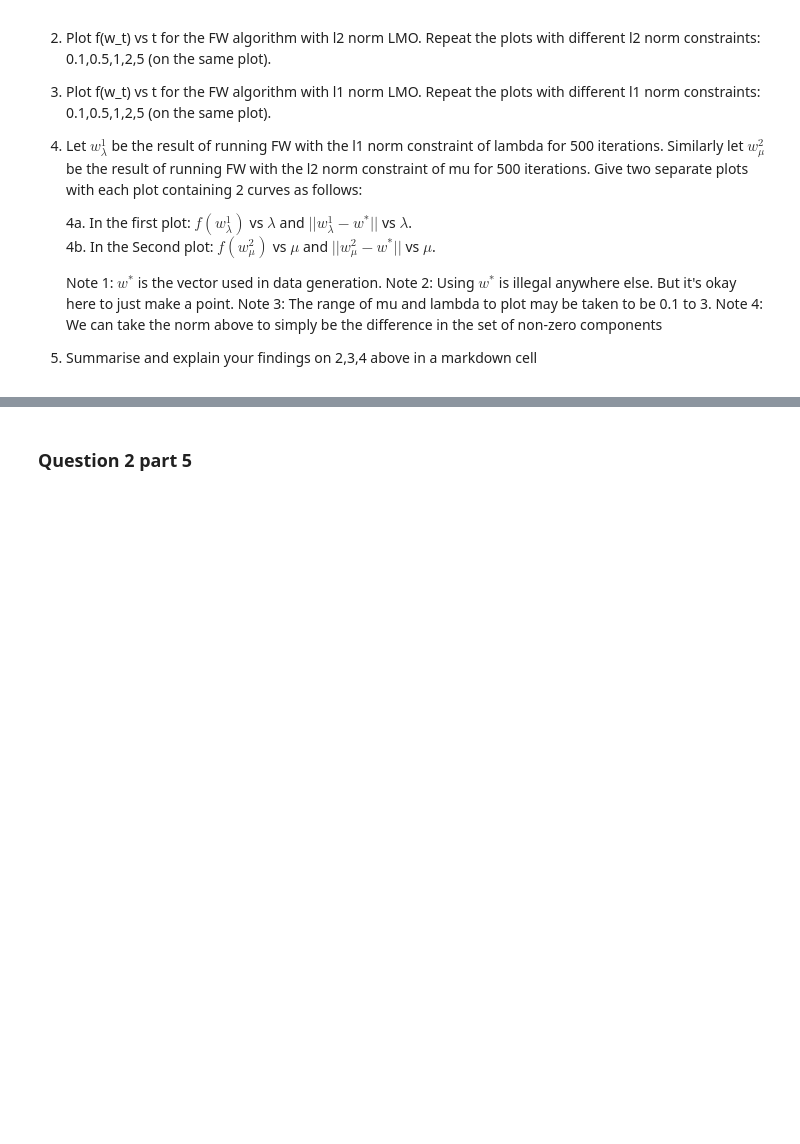
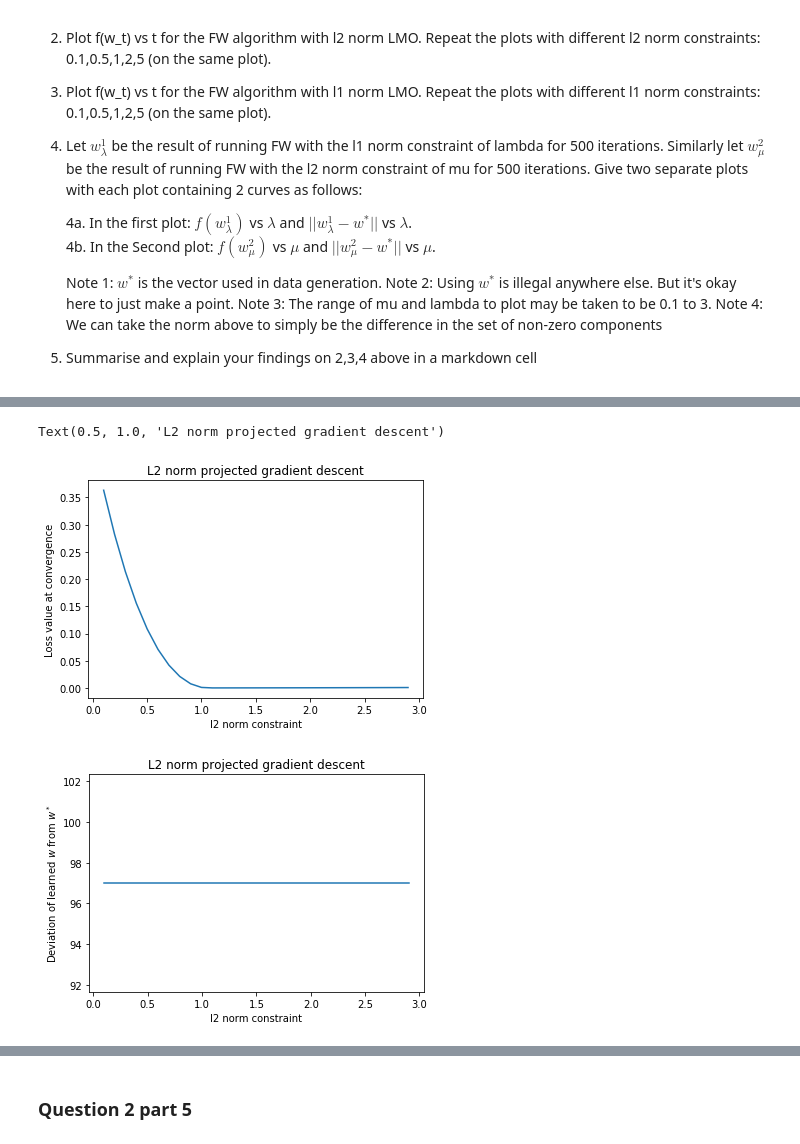
Before and after one commit to Milind-Blaze/CS5020_2019, a Jupyter notebook: PA_constrained_opt_student.ipynb, the cells around one changed output, grey strips where cells are left out. Cells and saved outputs as stored; diff of their text form; code cells hidden in the pictures; blank space fills up the shorter version.

```diff
--- a/PA_constrained_opt_student.ipynb
+++ b/PA_constrained_opt_student.ipynb
@@ -371,34 +506,38 @@ plt.title('Loss vs Iteration for l1-norm ball PGD, with different l1 norm constr
 # %%
 # Question 2 part 4a
 
 
 norm_constraint_vals = np.arange(0.1,3,0.1)
 loss_values=[]
 deviation_from_truth=[]
 for norm_constraint in norm_constraint_vals:
     w=np.zeros(data_dim)
     for t in range(100):
-        w = FW_step_l2(w, norm_constraint, gamma=2./(t+2)
+        w = FW_step_l2(w, norm_constraint, gamma=2./(t+2))
     loss_values.append(get_value(w))
 
     # One measure of deviation is to check the non-zero components that are
     # different in w and w_star
 
     nonzero_w_star = set(np.where(np.abs(global_w_star)>1e-5)[0])
     nonzero_w = set(np.where(np.abs(w)>1e-5)[0])
     deviation_from_truth.append( len(nonzero_w.symmetric_difference(nonzero_w_star)) )
 
 plt.figure()
 plt.plot(norm_constraint_vals, loss_values)
 plt.xlabel('l2 norm constraint')
 plt.ylabel('Loss value at convergence')
 plt.title('L2 norm projected gradient descent')
 
 plt.figure()
 plt.plot(norm_constraint_vals, deviation_from_truth)
 plt.xlabel('l2 norm constraint')
 plt.ylabel('Deviation of learned $w$ from $w^*$')
 plt.title('L2 norm projected gradient descent')
+# %% [output]
+Text(0.5, 1.0, 'L2 norm projected gradient descent')
+[figure, added]
+[figure, added]
 # %%
 # Question 2 part 4b
 
```
Also changed, not shown: parts of 10 cells of this notebook.
